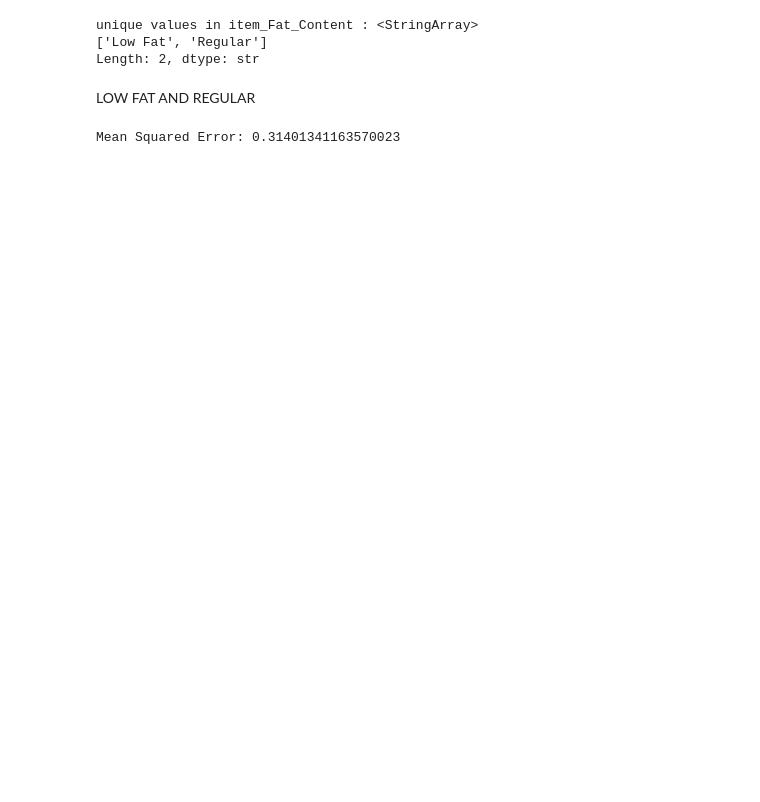
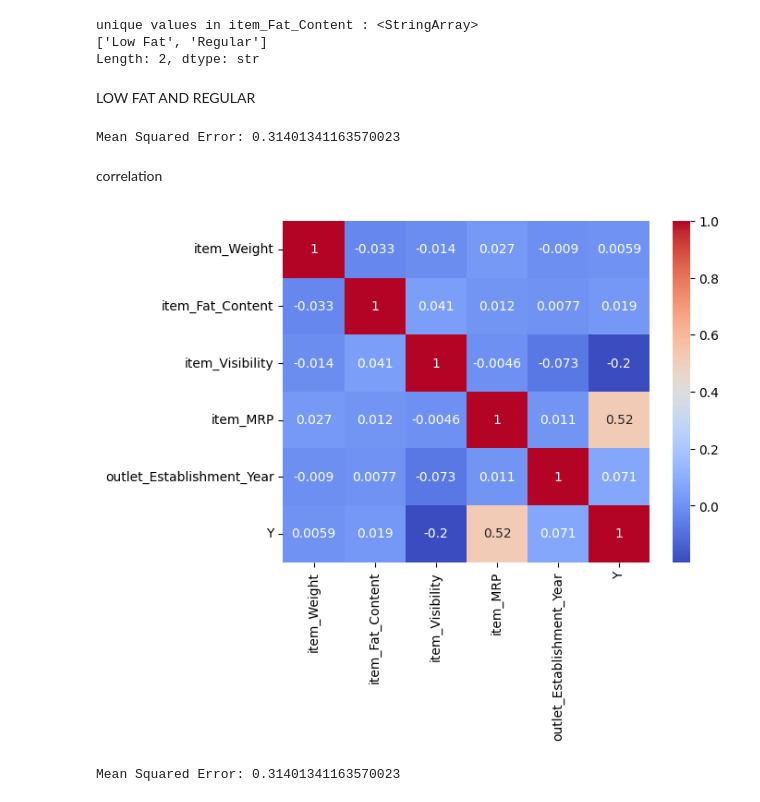
Before and after one commit to sandra20602/AIProject, a Jupyter notebook: main.ipynb, the cells around one changed output. Drawn from its saved outputs; the diff is of its cells as text; code cells hidden in the pictures; blank space fills up the shorter version.

Commit message:
add correlation

```diff
--- a/main.ipynb
+++ b/main.ipynb
@@ -206,3 +208,15 @@ mse = mean_squared_error(y_test, y_pred)
 print("Mean Squared Error:", mse)
 # %% [output]
 Mean Squared Error: 0.31401341163570023
+# %% [markdown]
+correlation
+# %%
+sns.heatmap(df.corr(numeric_only=True), annot=True, cmap="coolwarm")
+plt.show()
+# Calculate MSE
+mse = mean_squared_error(y_test, y_pred)
+
+print("Mean Squared Error:", mse)
+# %% [output]
+[figure, added]
+Mean Squared Error: 0.31401341163570023
```
Also changed, not shown: parts of 1 cell of this notebook.
